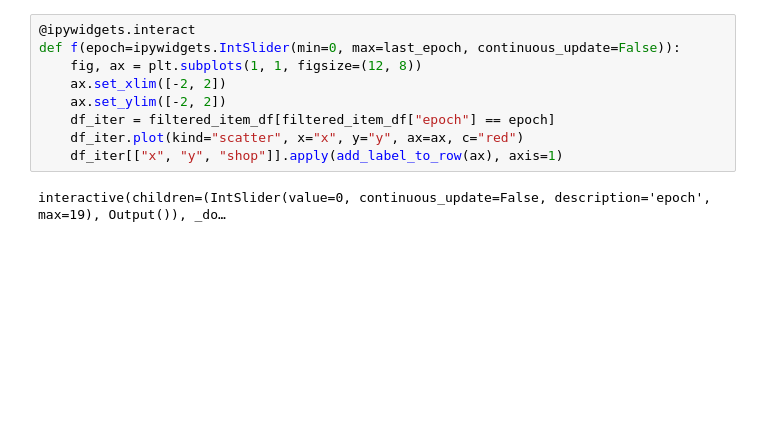
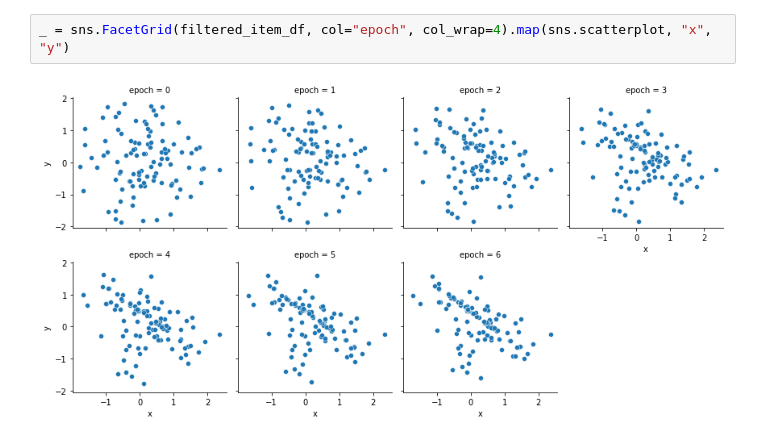
Before and after one commit to guihigashi/kaggle-pfs, a Jupyter notebook: notebooks/11-2d-embedding.ipynb, the cells around one changed output. Drawn from its saved outputs; the diff is of its cells as text; blank space fills up the shorter version.

```diff
--- a/notebooks/11-2d-embedding.ipynb
+++ b/notebooks/11-2d-embedding.ipynb
@@ -42,11 +28,4 @@ filtered_item_df = item_df.loc[item_df.shop.isin(selected_items)]
-# %%
-@ipywidgets.interact
-def f(epoch=ipywidgets.IntSlider(min=0, max=last_epoch, continuous_update=False)):
-    fig, ax = plt.subplots(1, 1, figsize=(12, 8))
-    ax.set_xlim([-2, 2])
-    ax.set_ylim([-2, 2])
-    df_iter = filtered_item_df[filtered_item_df["epoch"] == epoch]
-    df_iter.plot(kind="scatter", x="x", y="y", ax=ax, c="red")
-    df_iter[["x", "y", "shop"]].apply(add_label_to_row(ax), axis=1)
-# %% [output]
-interactive(children=(IntSlider(value=0, continuous_update=False, description='epoch', max=19), Output()), _do…
+# %%
+_ = sns.FacetGrid(filtered_item_df, col="epoch", col_wrap=4).map(sns.scatterplot, "x", "y")
+# %% [output]
+[figure, added]
```
Also changed, not shown: parts of 8 cells of this notebook, 1 other file.
